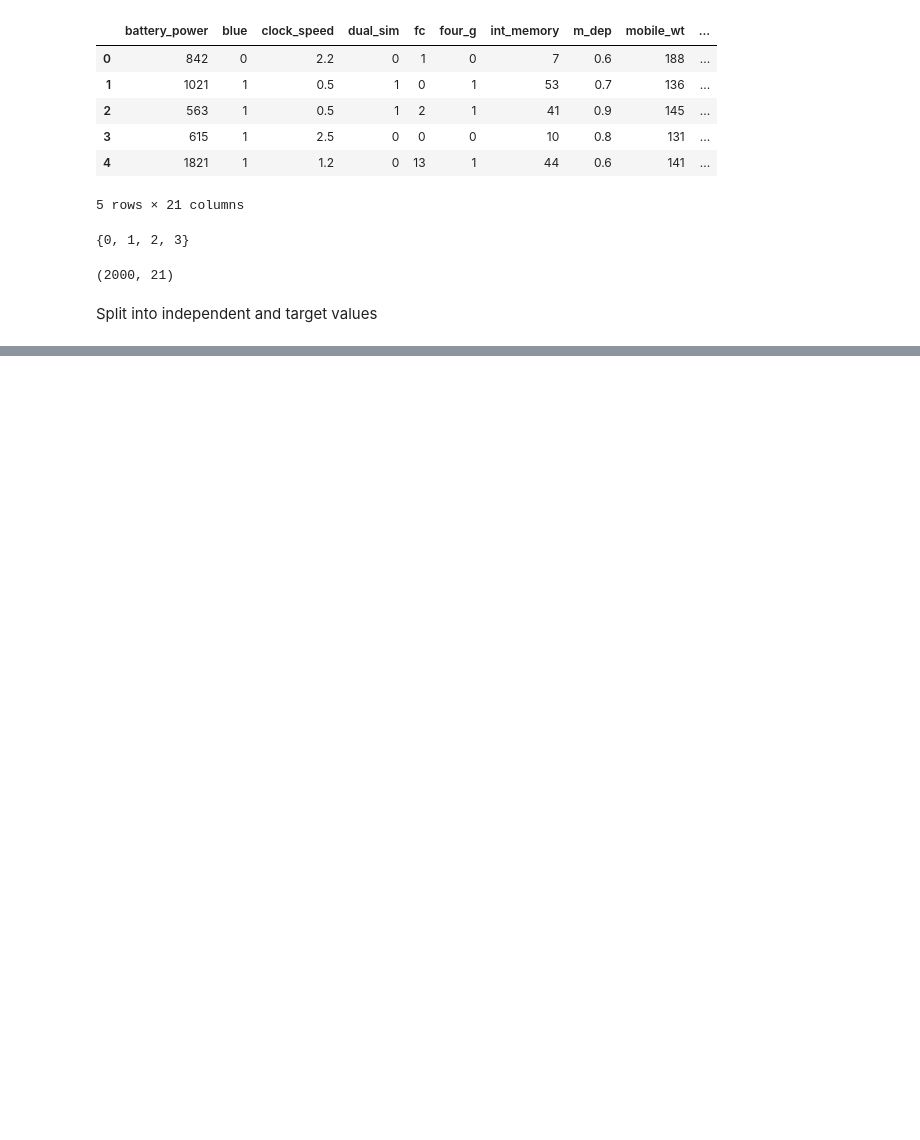
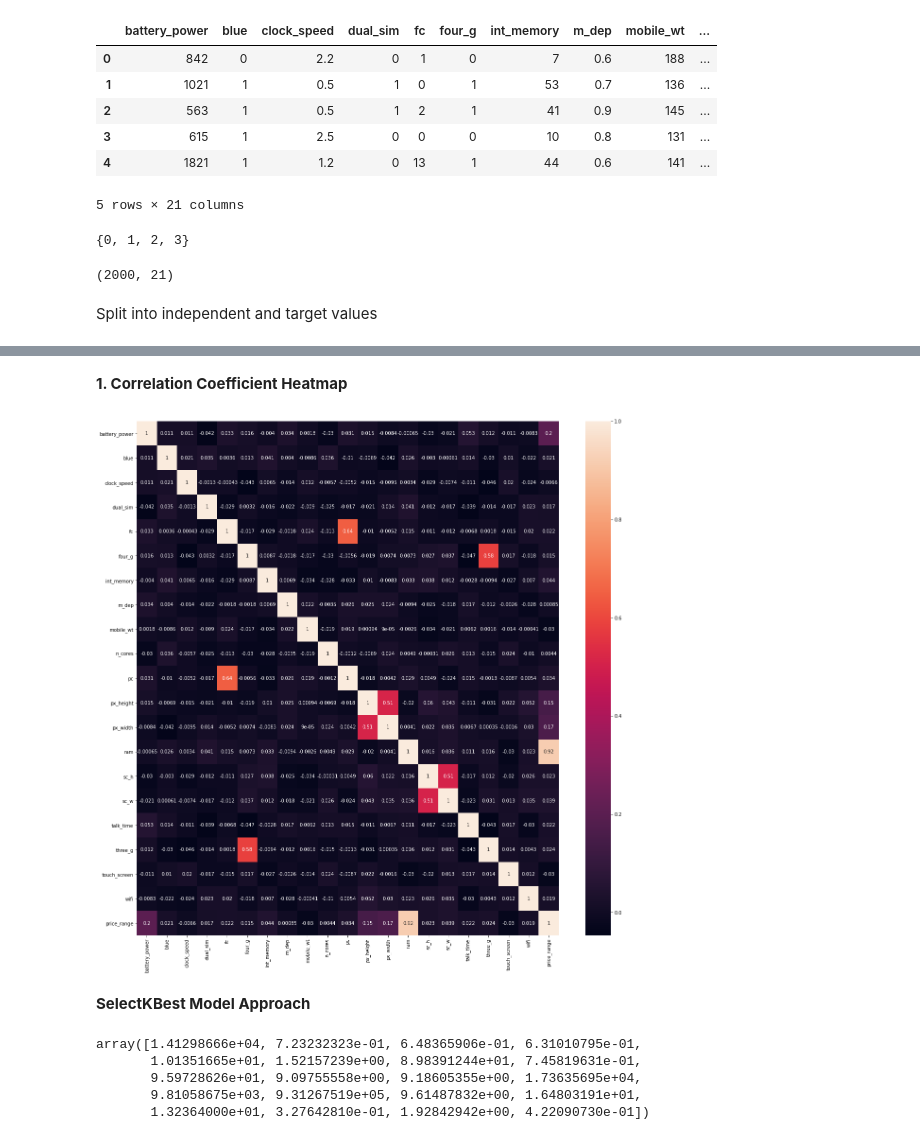
Before and after one commit to RishavB777/Feature-Selection, a Jupyter notebook: Mastering Feature Selection Techniques.ipynb, the cells around one changed output, grey strips where cells are left out. Cells and saved outputs as stored; diff of their text form; code cells hidden in the pictures; blank space fills up the shorter version.

Commit message:
All the major Feature Selection Techniques covered

```diff
--- a/Mastering Feature Selection Techniques.ipynb
+++ b/Mastering Feature Selection Techniques.ipynb
@@ -33,0 +69,11 @@ y_test = test.iloc[:,-1]
+# %% [markdown]
+**1. Correlation Coefficient Heatmap**
+# %%
+plt.figure(figsize=(20,20))
+ax = sns.heatmap(train.corr(),annot=True)
+plt.savefig("Correlation_Coefficient_Heatmap.png")
+plt.show()
+# %% [output]
+[figure, added]
+# %% [markdown]
+**SelectKBest Model Approach**
@@ -33,0 +86,8 @@ y_test = test.iloc[:,-1]
+# %%
+model.scores_
+# %% [output]
+array([1.41298666e+04, 7.23232323e-01, 6.48365906e-01, 6.31010795e-01,
+       1.01351665e+01, 1.52157239e+00, 8.98391244e+01, 7.45819631e-01,
+       9.59728626e+01, 9.09755558e+00, 9.18605355e+00, 1.73635695e+04,
+       9.81058675e+03, 9.31267519e+05, 9.61487832e+00, 1.64803191e+01,
+       1.32364000e+01, 3.27642810e-01, 1.92842942e+00, 4.22090730e-01])
```
Also changed, not shown: parts of 10 cells of this notebook, 1 other file.
